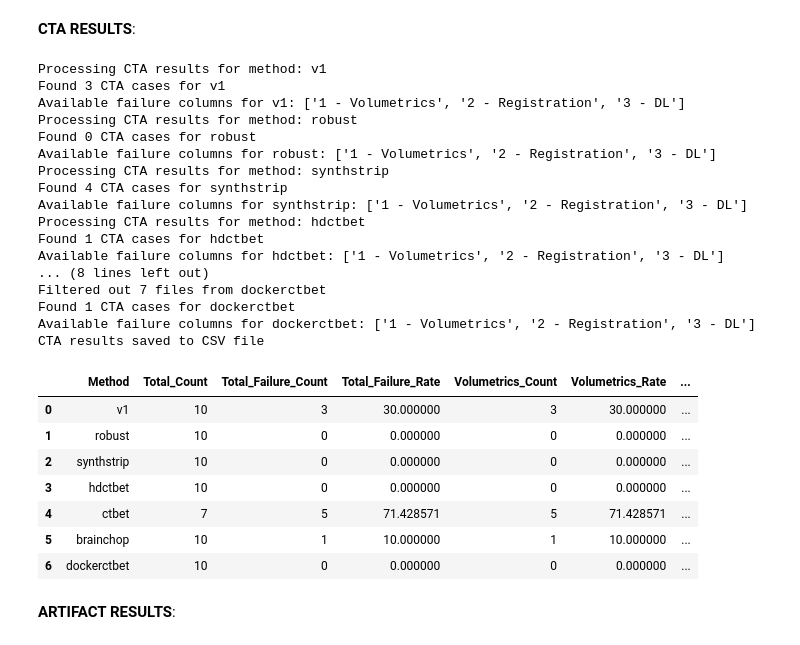
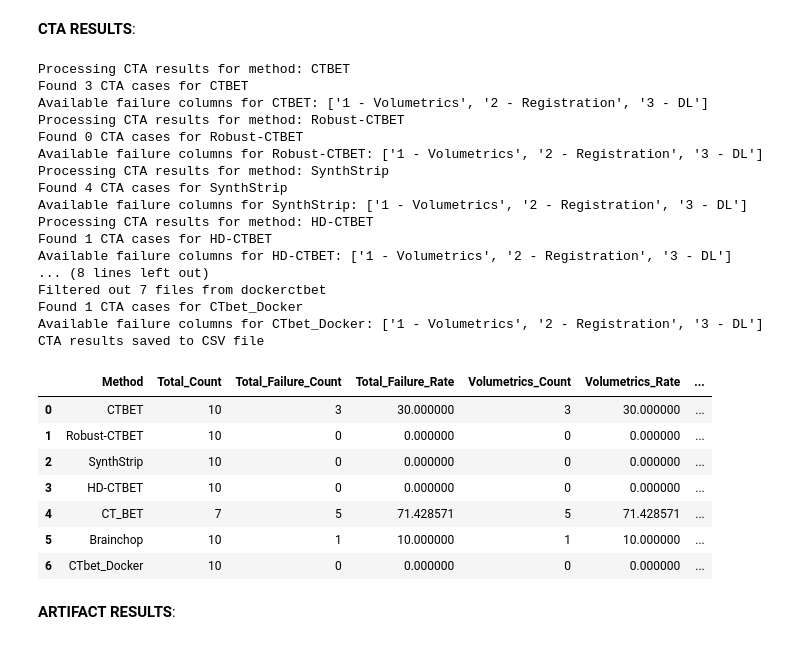
Before and after one commit to rsriram2/brain_extraction, a Jupyter notebook: python/qualitative/final_csv.ipynb, the cells around one changed output. Drawn from its saved outputs; the diff is of its cells as text; code cells hidden in the pictures.

```diff
--- a/python/qualitative/final_csv.ipynb
+++ b/python/qualitative/final_csv.ipynb
@@ -43,7 +110,7 @@ Processing method: dockerctbet
 # %% [markdown]
 **ALL RESULTS**:
 # %%
-methods = ['v1', 'robust', 'synthstrip', 'hdctbet', 'ctbet', 'brainchop', 'dockerctbet']
+methods = ['CTBET', 'Robust-CTBET', 'SynthStrip', 'HD-CTBET', 'CT_BET', 'Brainchop', 'CTbet_Docker']
 exclude_prefixes = ("6046", "6084", "6096", "6246", "6315", "6342", "6499")
 
 brainchop_exclude = ['6109-317_20150302_0647_ct.png', '6142-308_20150610_0707_ct.png', '6193-324_20150924_1431_ct.png', '6257-335_20160118_1150_ct.png',
@@ -57,12 +124,12 @@ all_results = []
 for method in methods:
     print(f"Processing method: {method}")
     # Read the single CSV file with the new columns
-    csv_file = pd.read_csv(f'/Users/rushil/ichseg/{method}/new/{method}_final_v2.csv')
-    if method == 'brainchop':
+    csv_file = pd.read_csv(f'/Users/rushil/brain_extraction/data/qc/{method}/{method}_final_v2.csv')
+    if method == 'Brainchop':
         csv_file = csv_file[~csv_file['Filename'].isin(brainchop_exclude)]
         print(f"Filtered out {len(brainchop_exclude)} files from brainchop")
 
-    if method == 'dockerctbet':
+    if method == 'CTbet_Docker':
         csv_file = csv_file[~csv_file['Filename'].isin(dockerctbet_exclude)]
         print(f"Filtered out {len(dockerctbet_exclude)} files from dockerctbet")
 
@@ -77,10 +144,10 @@ for method in methods:
     available_columns = [col for col in failure_columns if col in csv_file.columns]
     print(f"Available failure columns for {method}: {available_columns}")
 
-    if method != 'ctbet':
+    if method != 'CT_BET':
         total_count = 5062
     else:
-        total_count = 2496
+        total_count = 2403
 
     # Count failures for each individual column
     volumetrics_count = len(csv_file[csv_file['1 - Volumetrics'] == 'yes']) if '1 - Volumetrics' in available_columns else 0
@@ -127,7 +194,7 @@ column_order = [
 ]
 
 final_results = final_results[column_order]
-final_results.to_csv('/Users/rushil/ichseg/local_results/scan_lvl/Rushil_QC_results.csv', index=False)
+final_results.to_csv('/Users/rushil/brain_extraction/results/qualitative/scan_lvl/Rushil_QC_results.csv', index=False)
 print("Results saved to CSV file")
 final_results
 # %% [output]
@@ -159,7 +226,7 @@ Results saved to CSV file
 # %% [markdown]
 **CRAINOTOMY RESULTS**:
 # %%
-methods = ['v1', 'robust', 'synthstrip', 'hdctbet', 'ctbet', 'brainchop', 'dockerctbet']
+methods = ['CTBET', 'Robust-CTBET', 'SynthStrip', 'HD-CTBET', 'CT_BET', 'Brainchop', 'CTbet_Docker']
 exclude_prefixes = ("6046", "6084", "6096", "6246", "6315", "6342", "6499")
 
 brainchop_exclude = ['6109-317_20150302_0647_ct.png', '6142-308_20150610_0707_ct.png', '6193-324_20150924_1431_ct.png', '6257-335_20160118_1150_ct.png',
@@ -173,13 +240,13 @@ craniotomy_results = []
 for method in methods:
     print(f"Processing craniotomy results for method: {method}")
     # Read the CSV file with the new columns
-    csv_file = pd.read_csv(f'/Users/rushil/ichseg/{method}/new/{method}_final_v2.csv')
+    csv_file = pd.read_csv(f'/Users/rushil/brain_extraction/data/qc/{method}/{method}_final_v2.csv')
 
     if method == 'brainchop':
         csv_file = csv_file[~csv_file['Filename'].isin(brainchop_exclude)]
         print(f"Filtered out {len(brainchop_exclude)} files from brainchop")
 
-    if method == 'dockerctbet':
+    if method == 'CTbet_Docker':
         csv_file = csv_file[~csv_file['Filename'].isin(dockerctbet_exclude)]
         print(f"Filtered out {len(dockerctbet_exclude)} files from dockerctbet")
 
@@ -197,7 +264,7 @@ for method in methods:
     print(f"Available failure columns for {method}: {available_columns}")
 
     # Set total count based on method
-    if method != 'ctbet':
+    if method != 'CT_BET':
         total_count = 40
     else:
         total_count = 22
@@ -247,7 +314,7 @@ column_order = [
 ]
 
 final_craniotomy_results = final_craniotomy_results[column_order]
-final_craniotomy_results.to_csv('/Users/rushil/ichseg/local_results/Rushil_QC_craniotomy_results.csv', index=False)
+final_craniotomy_results.to_csv('/Users/rushil/brain_extraction/results/qualitative/scan_lvl/Rushil_QC_craniotomy_results.csv', index=False)
 print("Craniotomy results saved to CSV file")
 final_craniotomy_results
 # %% [output]
@@ -279,7 +346,7 @@ Craniotomy results saved to CSV file
 # %% [markdown]
 **CTA RESULTS**:
 # %%
-methods = ['v1', 'robust', 'synthstrip', 'hdctbet', 'ctbet', 'brainchop', 'dockerctbet']
+methods = ['CTBET', 'Robust-CTBET', 'SynthStrip', 'HD-CTBET', 'CT_BET', 'Brainchop', 'CTbet_Docker']
 exclude_prefixes = ("6046", "6084", "6096", "6246", "6315", "6342", "6499")
 
 brainchop_exclude = ['6109-317_20150302_0647_ct.png', '6142-308_20150610_0707_ct.png', '6193-324_20150924_1431_ct.png', '6257-335_20160118_1150_ct.png',
@@ -293,13 +360,13 @@ cta_results = []
 for method in methods:
     print(f"Processing CTA results for method: {method}")
     # Read the CSV file with the new columns
-    csv_file = pd.read_csv(f'/Users/rushil/ichseg/{method}/new/{method}_final_v2.csv')
+    csv_file = pd.read_csv(f'/Users/rushil/brain_extraction/data/qc/{method}/{method}_final_v2.csv')
 
-    if method == 'brainchop':
+    if method == 'Brainchop':
         csv_file = csv_file[~csv_file['Filename'].isin(brainchop_exclude)]
         print(f"Filtered out {len(brainchop_exclude)} files from brainchop")
 
-    if method == 'dockerctbet':
+    if method == 'CTbet_Docker':
         csv_file = csv_file[~csv_file['Filename'].isin(dockerctbet_exclude)]
         print(f"Filtered out {len(dockerctbet_exclude)} files from dockerctbet")
 
@@ -317,7 +384,7 @@ for method in methods:
     print(f"Available failure columns for {method}: {available_columns}")
 
     # Set total count based on method
-    if method != 'ctbet':
+    if method != 'CT_BET':
         total_count = 10
     else:
         total_count = 7
@@ -347,55 +414,55 @@ for method in methods:
         'DL_Count': [dl_count],
         'DL_Rate': [dl_count / total_count * 100 if total_count > 0 else 0],
         'Multiple_Failures_Count': [multiple_failures_count],
         'Multiple_Failures_Rate': [multiple_failures_count / total_count * 100 if total_count > 0 else 0]
     })
 
     cta_results.append(df)
 
 # Combine all CTA results
 final_cta_results = pd.concat(cta_results, ignore_index=True)
 
 # Define column order
 column_order = [
     "Method",
     "Total_Count",
     "Total_Failure_Count", "Total_Failure_Rate",
     "Volumetrics_Count", "Volumetrics_Rate",
     "Registration_Count", "Registration_Rate",
     "DL_Count", "DL_Rate",
     "Multiple_Failures_Count", "Multiple_Failures_Rate"
 ]
 
 final_cta_results = final_cta_results[column_order]
-final_cta_results.to_csv('/Users/rushil/ichseg/local_results/Rushil_QC_cta_results.csv', index=False)
+final_cta_results.to_csv('/Users/rushil/brain_extraction/results/qualitative/scan_lvl/Rushil_QC_cta_results.csv', index=False)
 print("CTA results saved to CSV file")
 final_cta_results
 # %% [output]
-Processing CTA results for method: v1
-Found 3 CTA cases for v1
-Available failure columns for v1: ['1 - Volumetrics', '2 - Registration', '3 - DL']
-Processing CTA results for method: robust
-Found 0 CTA cases for robust
-Available failure columns for robust: ['1 - Volumetrics', '2 - Registration', '3 - DL']
-Processing CTA results for method: synthstrip
-Found 4 CTA cases for synthstrip
-Available failure columns for synthstrip: ['1 - Volumetrics', '2 - Registration', '3 - DL']
-Processing CTA results for method: hdctbet
-Found 1 CTA cases for hdctbet
-Available failure columns for hdctbet: ['1 - Volumetrics', '2 - Registration', '3 - DL']
+Processing CTA results for method: CTBET
+Found 3 CTA cases for CTBET
+Available failure columns for CTBET: ['1 - Volumetrics', '2 - Registration', '3 - DL']
+Processing CTA results for method: Robust-CTBET
+Found 0 CTA cases for Robust-CTBET
+Available failure columns for Robust-CTBET: ['1 - Volumetrics', '2 - Registration', '3 - DL']
+Processing CTA results for method: SynthStrip
+Found 4 CTA cases for SynthStrip
+Available failure columns for SynthStrip: ['1 - Volumetrics', '2 - Registration', '3 - DL']
+Processing CTA results for method: HD-CTBET
+Found 1 CTA cases for HD-CTBET
+Available failure columns for HD-CTBET: ['1 - Volumetrics', '2 - Registration', '3 - DL']
 ... (8 lines left out)
 Filtered out 7 files from dockerctbet
-Found 1 CTA cases for dockerctbet
-Available failure columns for dockerctbet: ['1 - Volumetrics', '2 - Registration', '3 - DL']
+Found 1 CTA cases for CTbet_Docker
+Available failure columns for CTbet_Docker: ['1 - Volumetrics', '2 - Registration', '3 - DL']
 CTA results saved to CSV file
 |  | Method | Total_Count | Total_Failure_Count | Total_Failure_Rate | Volumetrics_Count | Volumetrics_Rate | ... |
-| 0 | v1 | 10 | 3 | 30.000000 | 3 | 30.000000 | ... |
-| 1 | robust | 10 | 0 | 0.000000 | 0 | 0.000000 | ... |
-| 2 | synthstrip | 10 | 0 | 0.000000 | 0 | 0.000000 | ... |
-| 3 | hdctbet | 10 | 0 | 0.000000 | 0 | 0.000000 | ... |
-| 4 | ctbet | 7 | 5 | 71.428571 | 5 | 71.428571 | ... |
-| 5 | brainchop | 10 | 1 | 10.000000 | 1 | 10.000000 | ... |
-| 6 | dockerctbet | 10 | 0 | 0.000000 | 0 | 0.000000 | ... |
+| 0 | CTBET | 10 | 3 | 30.000000 | 3 | 30.000000 | ... |
+| 1 | Robust-CTBET | 10 | 0 | 0.000000 | 0 | 0.000000 | ... |
+| 2 | SynthStrip | 10 | 0 | 0.000000 | 0 | 0.000000 | ... |
+| 3 | HD-CTBET | 10 | 0 | 0.000000 | 0 | 0.000000 | ... |
+| 4 | CT_BET | 7 | 5 | 71.428571 | 5 | 71.428571 | ... |
+| 5 | Brainchop | 10 | 1 | 10.000000 | 1 | 10.000000 | ... |
+| 6 | CTbet_Docker | 10 | 0 | 0.000000 | 0 | 0.000000 | ... |
 # %% [markdown]
 **ARTIFACT RESULTS**:
 # %%
```
Also changed, not shown: parts of 4 cells of this notebook, 14 other files.
